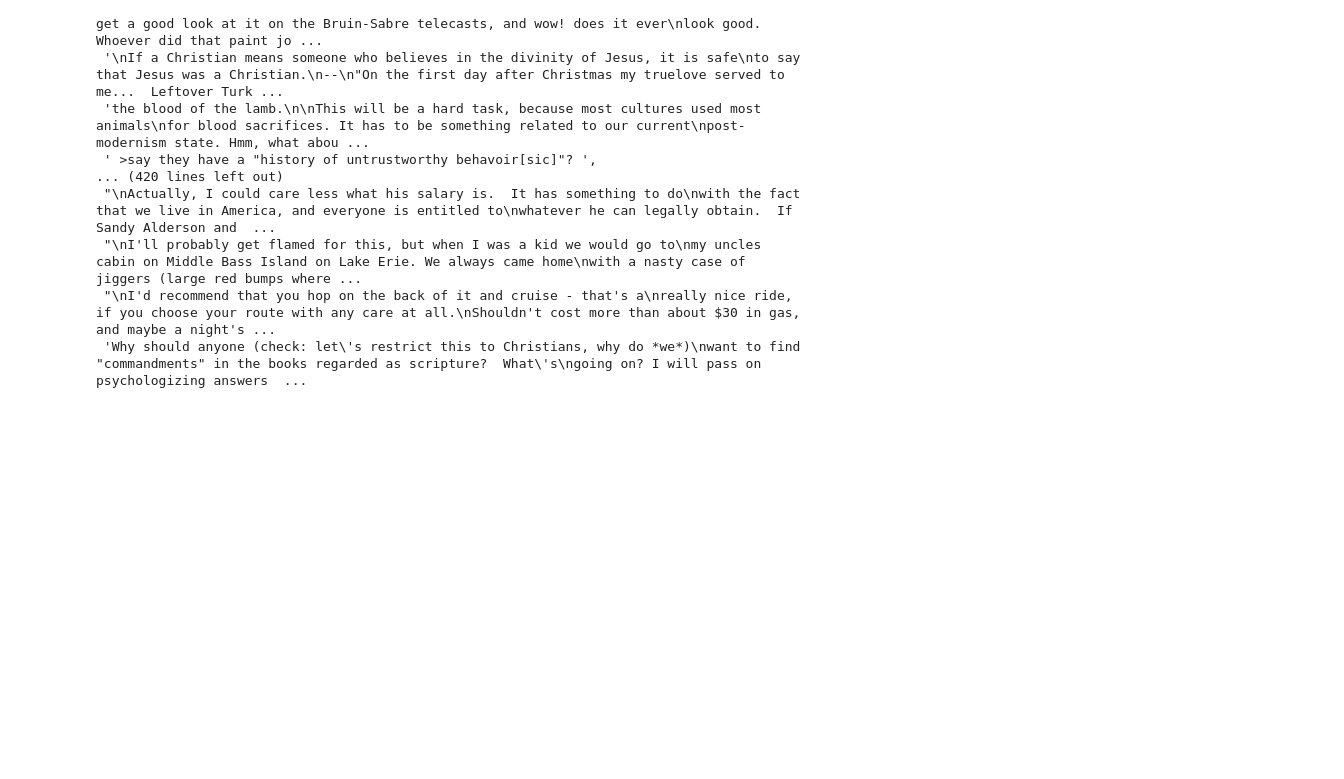
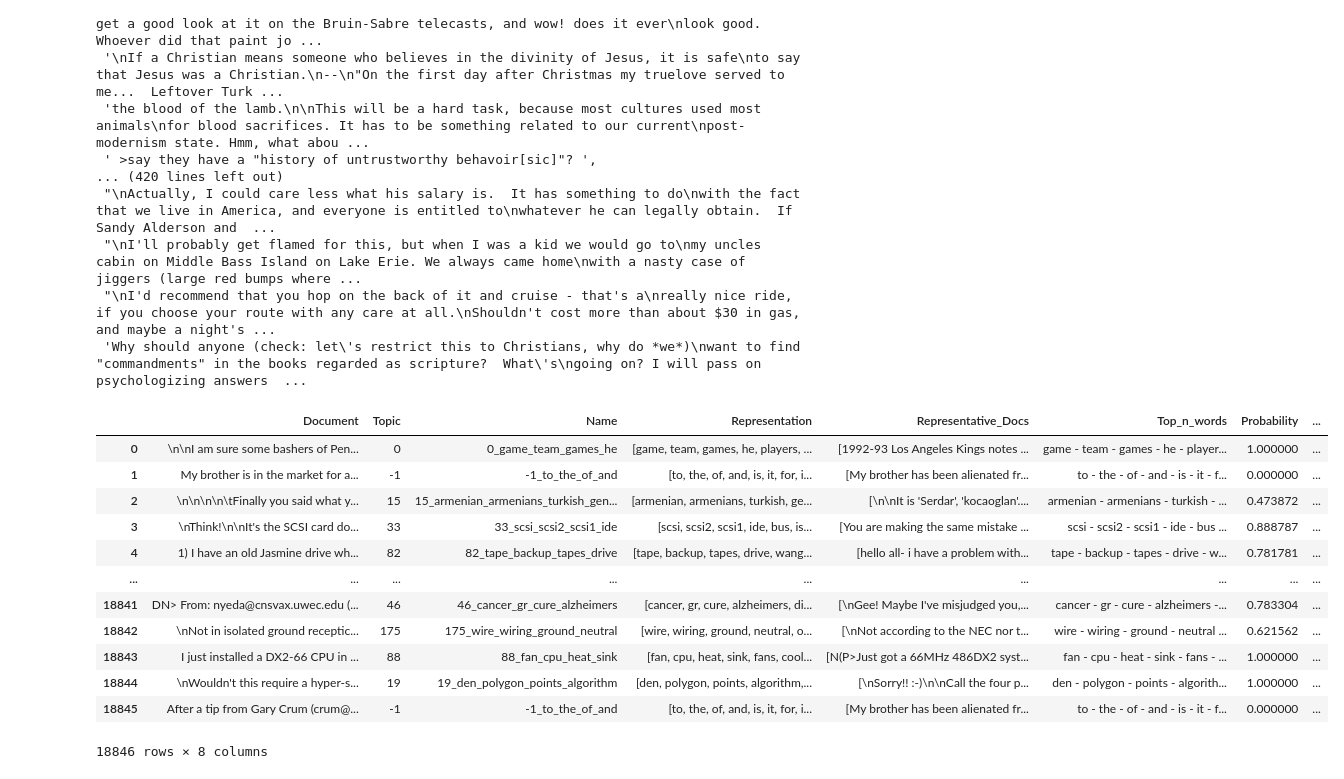
Before and after one commit to renzorico/speeches-at-UN, a Jupyter notebook: bertopic.ipynb, the cells around one changed output. Cells and saved outputs as stored; diff of their text form; code cells hidden in the pictures; blank space fills up the shorter version.

```diff
--- a/bertopic.ipynb
+++ b/bertopic.ipynb
@@ -47,3 +47,19 @@ docs
  "\nI'll probably get flamed for this, but when I was a kid we would go to\nmy uncles cabin on Middle Bass Island on Lake Erie. We always came home\nwith a nasty case of jiggers (large red bumps where ...
  "\nI'd recommend that you hop on the back of it and cruise - that's a\nreally nice ride, if you choose your route with any care at all.\nShouldn't cost more than about $30 in gas, and maybe a night's ...
  'Why should anyone (check: let\'s restrict this to Christians, why do *we*)\nwant to find "commandments" in the books regarded as scripture?  What\'s\ngoing on? I will pass on psychologizing answers  ...
+# %%
+topic_model.get_document_info(docs)
+# %% [output]
+|  | Document | Topic | Name | Representation | Representative_Docs | Top_n_words | Probability | ... |
+| 0 | \n\nI am sure some bashers of Pen... | 0 | 0_game_team_games_he | [game, team, games, he, players, ... | [1992-93 Los Angeles Kings notes ... | game - team - games - he - player... | 1.000000 | ... |
+| 1 | My brother is in the market for a... | -1 | -1_to_the_of_and | [to, the, of, and, is, it, for, i... | [My brother has been alienated fr... | to - the - of - and - is - it - f... | 0.000000 | ... |
+| 2 | \n\n\n\n\tFinally you said what y... | 15 | 15_armenian_armenians_turkish_gen... | [armenian, armenians, turkish, ge... | [\n\nIt is 'Serdar', 'kocaoglan'.... | armenian - armenians - turkish - ... | 0.473872 | ... |
+| 3 | \nThink!\n\nIt's the SCSI card do... | 33 | 33_scsi_scsi2_scsi1_ide | [scsi, scsi2, scsi1, ide, bus, is... | [You are making the same mistake ... | scsi - scsi2 - scsi1 - ide - bus ... | 0.888787 | ... |
+| 4 | 1) I have an old Jasmine drive wh... | 82 | 82_tape_backup_tapes_drive | [tape, backup, tapes, drive, wang... | [hello all- i have a problem with... | tape - backup - tapes - drive - w... | 0.781781 | ... |
+| ... | ... | ... | ... | ... | ... | ... | ... | ... |
+| 18841 | DN> From: nyeda@cnsvax.uwec.edu (... | 46 | 46_cancer_gr_cure_alzheimers | [cancer, gr, cure, alzheimers, di... | [\nGee! Maybe I've misjudged you,... | cancer - gr - cure - alzheimers -... | 0.783304 | ... |
+| 18842 | \nNot in isolated ground receptic... | 175 | 175_wire_wiring_ground_neutral | [wire, wiring, ground, neutral, o... | [\nNot according to the NEC nor t... | wire - wiring - ground - neutral ... | 0.621562 | ... |
+| 18843 | I just installed a DX2-66 CPU in ... | 88 | 88_fan_cpu_heat_sink | [fan, cpu, heat, sink, fans, cool... | [N(P>Just got a 66MHz 486DX2 syst... | fan - cpu - heat - sink - fans - ... | 1.000000 | ... |
+| 18844 | \nWouldn't this require a hyper-s... | 19 | 19_den_polygon_points_algorithm | [den, polygon, points, algorithm,... | [\nSorry!! :-)\n\nCall the four p... | den - polygon - points - algorith... | 1.000000 | ... |
+| 18845 | After a tip from Gary Crum (crum@... | -1 | -1_to_the_of_and | [to, the, of, and, is, it, for, i... | [My brother has been alienated fr... | to - the - of - and - is - it - f... | 0.000000 | ... |
+18846 rows × 8 columns
```
